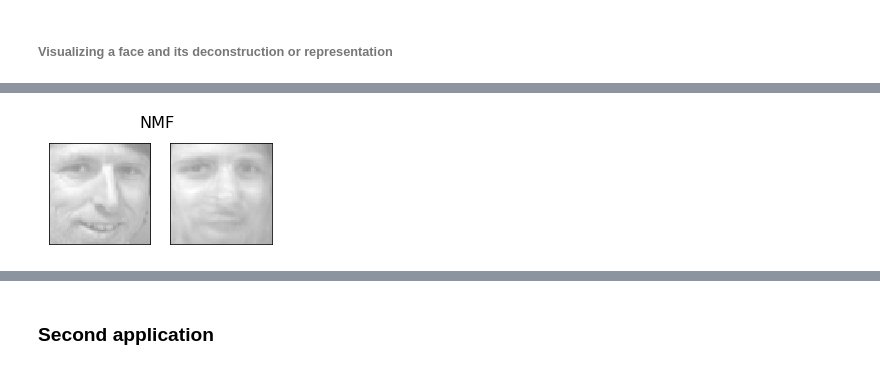
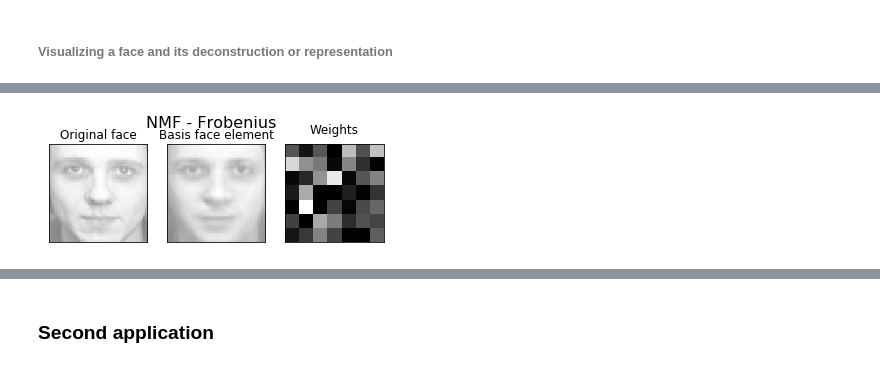
Before and after one commit to EmmanuelJhno/AML-labs, a Jupyter notebook: Cours 8 - TP/L7_Jehanno_Brandeis.ipynb, the cells around one changed output, grey strips where cells are left out. Drawn from its saved outputs; the diff is of its cells as text; code cells hidden in the pictures.

```diff
--- a/Cours 8 - TP/L7_Jehanno_Brandeis.ipynb
+++ b/Cours 8 - TP/L7_Jehanno_Brandeis.ipynb
@@ -172,6 +185,2 @@ faces.shape
 # %% [markdown]
 Apply your NMF algorithm for this dataset and plot the approximated face pictures.
-# %%
-r = 49
-model = my_NMF(n_components=r, loss='Frobenius', epsilon=1e-6, max_iter = 200)
-model.fit_transform(faces)
@@ -181,3 +187,15 @@ Has converged: False ; Iterations: 500
+# %%
+r = 49
+
+# NMF using Frobenius norm
+model_f = my_NMF(n_components=r, loss='Frobenius', epsilon=1e-6, max_iter = 500)
+model_f.fit_transform(faces)
+h_f = model_f.history_
+
+# NMF using KL divergence
+model_kl = my_NMF(n_components=r, loss='KL', epsilon=1e-6, max_iter = 500)
+model_kl.fit_transform(faces)
+h_kl = model_kl.history_
 # %% [markdown]
 - Plot the $W$ matrix as images in a $(\sqrt{r}, \sqrt{r})$ grid
 - Choose one face, plot its corresponding weights (in $H$) in a grid  and explain the interpretation of both factor matrices.
@@ -191,0 +216,6 @@ plot_faces("Visualizing faces basis elements", W, image_shape, n_col=sqrt_r, n_r
+# %%
+def get_approx(model, index):
+    return model.H_[index]@model.W_
+
+def get_weights(model, index):
+    return model.H_[index,:]
@@ -192,27 +224,34 @@ plot_faces("Visualizing faces basis elements", W, image_shape, n_col=sqrt_r, n_r
 # %%
-index = np.random.randint(faces.shape[0])
-
-
-plt.figure(figsize=(2. * 2, 2.26 * 1))
-plt.suptitle('NMF', size=16)
+plt.figure(figsize=(2. * 3, 2.26 * 1))
+plt.suptitle('NMF - Frobenius', size=16)
 cmap=plt.cm.gray
-plt.subplot(1, 2, 1)
+plt.subplot(1, 3, 1)
 comp = faces[index]
 vmax = max(comp.max(), -comp.min())
 plt.imshow(comp.reshape(image_shape), cmap=cmap,
            interpolation='nearest',
            vmin=-vmax, vmax=vmax)
+plt.title("Original face")
 plt.xticks(())
 plt.yticks(())
 
-plt.subplot(1, 2, 2)
-comp = (model.H_@model.W_)[index]
+plt.subplot(1, 3, 2)
+comp = get_approx(model_f, index)
 vmax = max(comp.max(), -comp.min())
 plt.imshow(comp.reshape(image_shape), cmap=cmap,
            interpolation='nearest',
            vmin=-vmax, vmax=vmax)
+plt.title("Basis face element")
 plt.xticks(())
 plt.yticks(())
+
+ax = plt.subplot(1, 3, 3)
+ax.matshow(get_weights(model_f, index).reshape(sqrt_r, sqrt_r), cmap=cmap)
+plt.title("Weights")
+plt.xticks(())
+plt.yticks(())
+
+
 plt.show()
 # %% [output]
-[figure, old version]
+[figure, new version]
```
Also changed, not shown: parts of 10 cells of this notebook.
